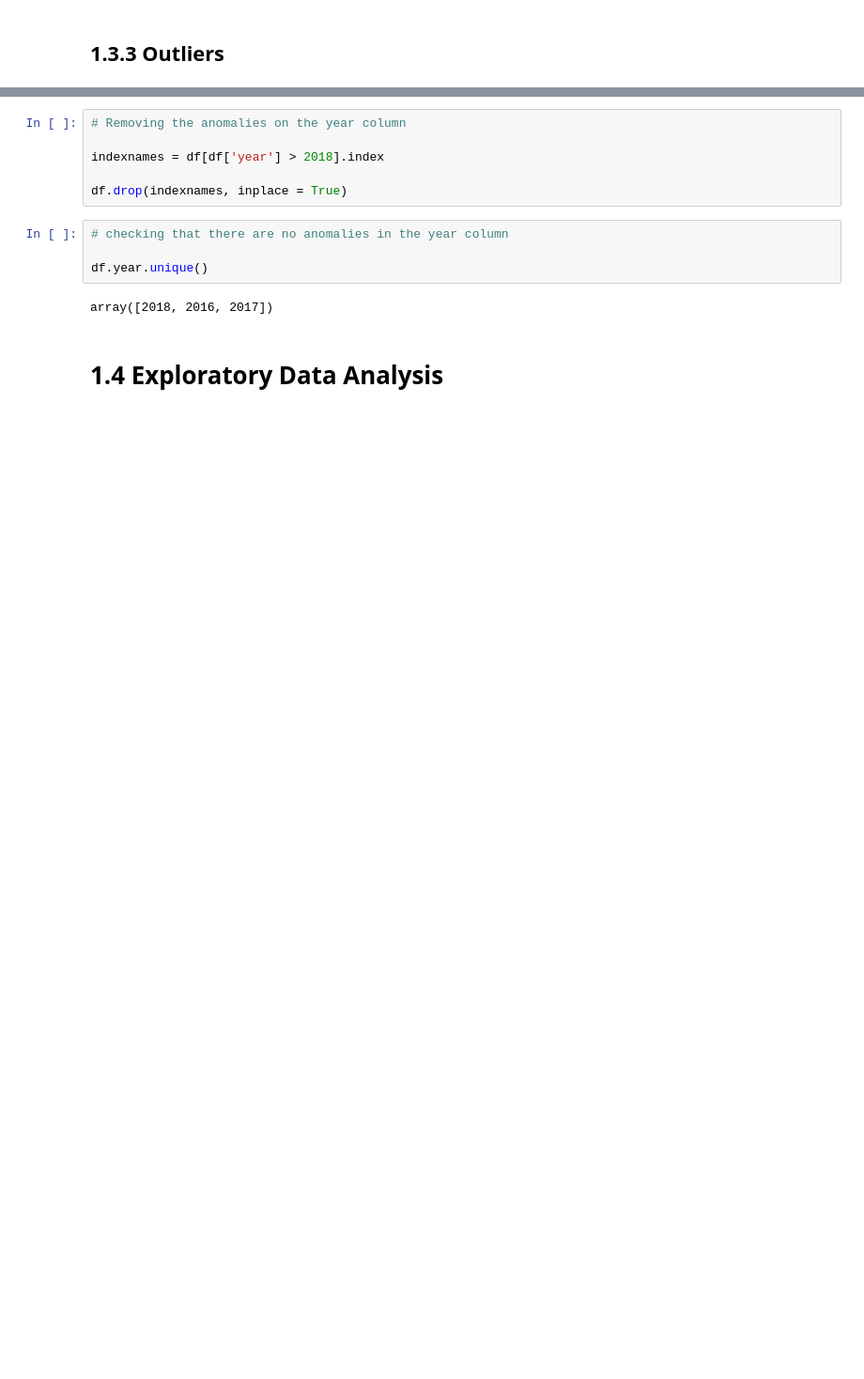
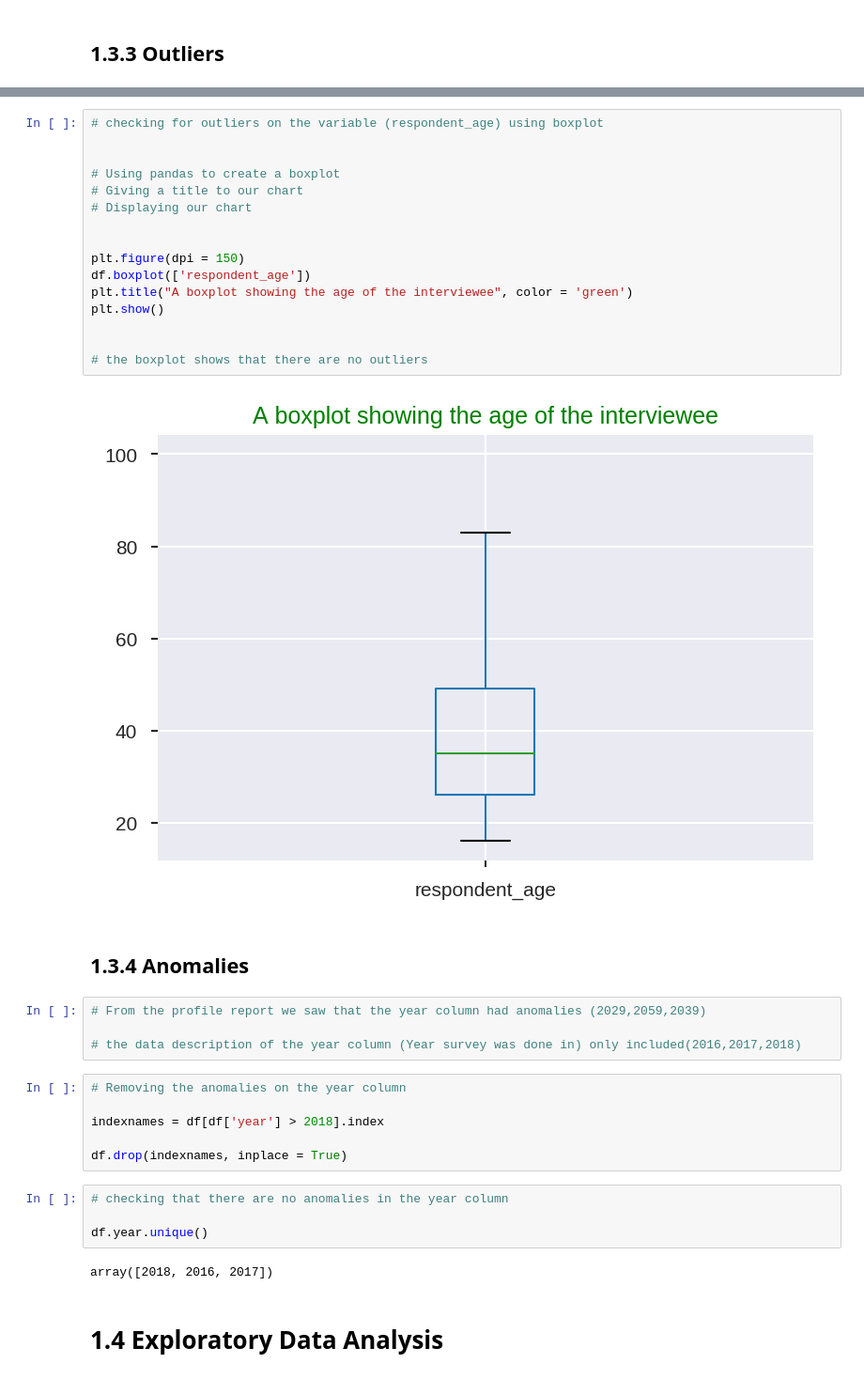
Before and after one commit to JOSEPHINEGEND/Predicting-Individuals-who-are-most-likely-to-have-or-use-a-bank-account-using-Python, a Jupyter notebook: Moringa_Data_Science_Core_W1_Independent_Project_2019_08_Josephine_Wanjiku_Python_Notebook.ipynb, the cells around one changed output, grey strips where cells are left out. Shown at 94% size. Cells and saved outputs as stored; diff of their text form; blank space fills up the shorter version.

```diff
--- a/Moringa_Data_Science_Core_W1_Independent_Project_2019_08_Josephine_Wanjiku_Python_Notebook.ipynb
+++ b/Moringa_Data_Science_Core_W1_Independent_Project_2019_08_Josephine_Wanjiku_Python_Notebook.ipynb
@@ -232,3 +258,27 @@ plt.show()
+# %%
+# checking for outliers on the variable (respondent_age) using boxplot
+
+
+# Using pandas to create a boxplot
+# Giving a title to our chart
+# Displaying our chart
+
+
+plt.figure(dpi = 150)
+df.boxplot(['respondent_age'])
+plt.title("A boxplot showing the age of the interviewee", color = 'green')
+plt.show()
+
+
+# the boxplot shows that there are no outliers
+# %% [output]
+[figure, added]
+# %% [markdown]
+## 1.3.4 Anomalies
+# %%
+# From the profile report we saw that the year column had anomalies (2029,2059,2039)
+
+# the data description of the year column (Year survey was done in) only included(2016,2017,2018)
 # %%
 # Removing the anomalies on the year column
 
```
Also changed, not shown: parts of 101 cells of this notebook.
